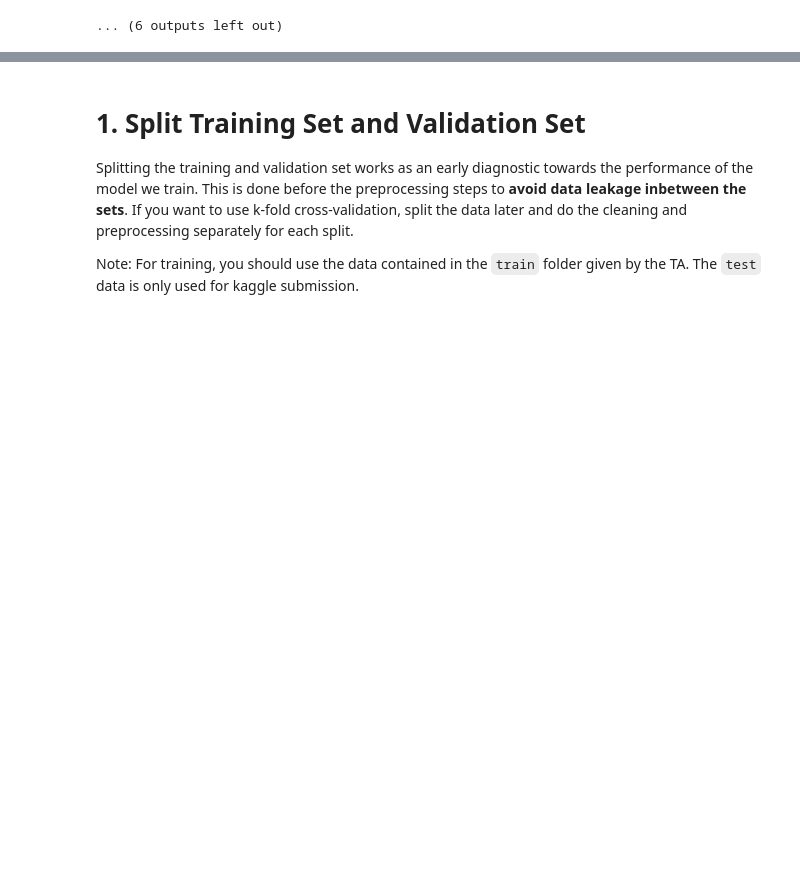
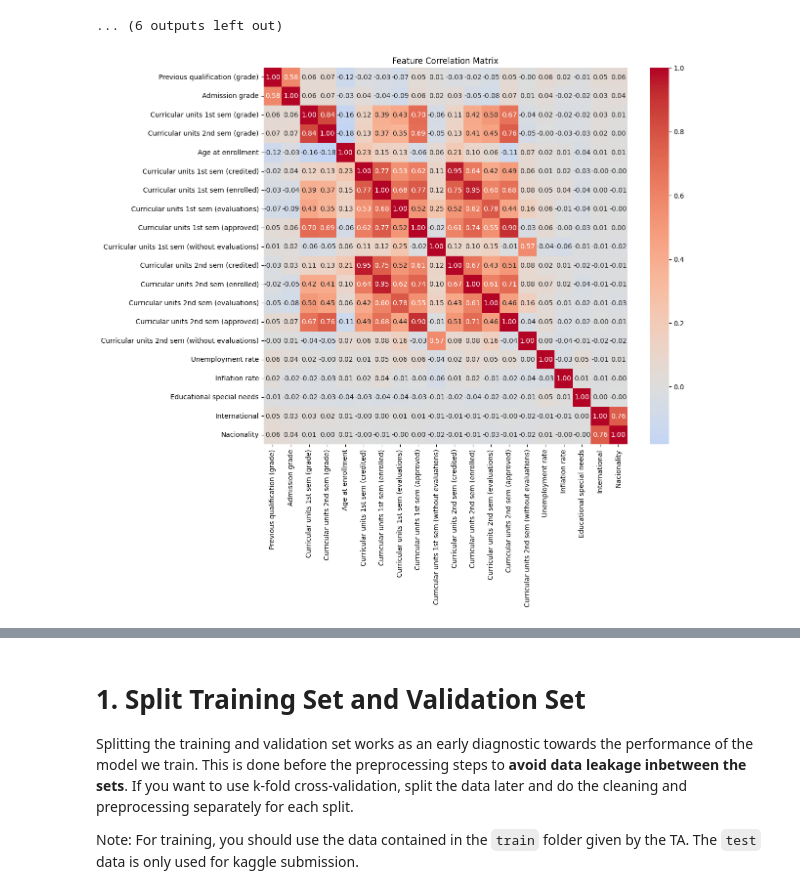
Before and after one commit to iammadsfq/AI_Tubes2_AiKamuMah, a Jupyter notebook: notebook.ipynb, the cells around one changed output, grey strips where cells are left out. Saved outputs shown, nothing was run; the diff lists cells and outputs as text; code cells hidden in the pictures; blank space fills up the shorter version.

```diff
--- a/notebook.ipynb
+++ b/notebook.ipynb
@@ -208,0 +264,8 @@ for col in numeric_col:
+# %%
+plt.figure(figsize=(12, 10))
+correlation_matrix = df[numerical_cols].corr()
+sns.heatmap(correlation_matrix, annot=True, cmap='coolwarm', center=0, fmt='.2f')
+plt.title('Feature Correlation Matrix')
+plt.show()
+# %% [output]
+[figure, added]
```
Also changed, not shown: parts of 26 cells of this notebook, 1 other file.
